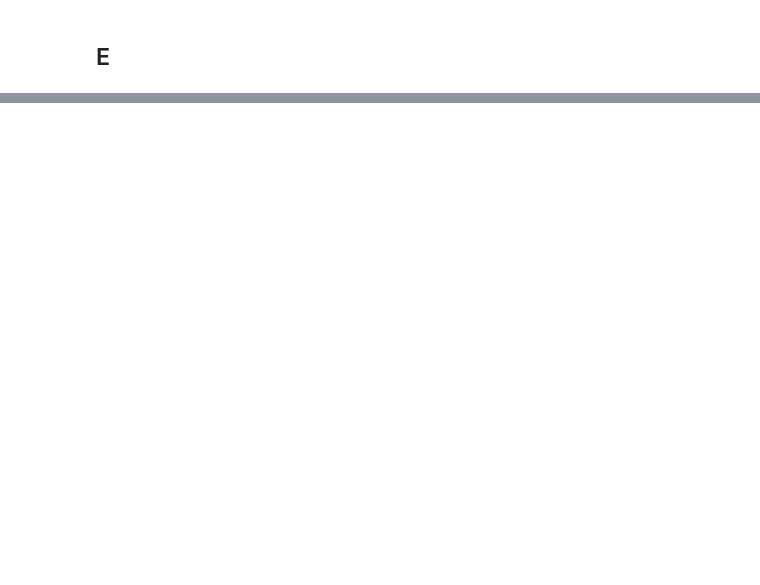
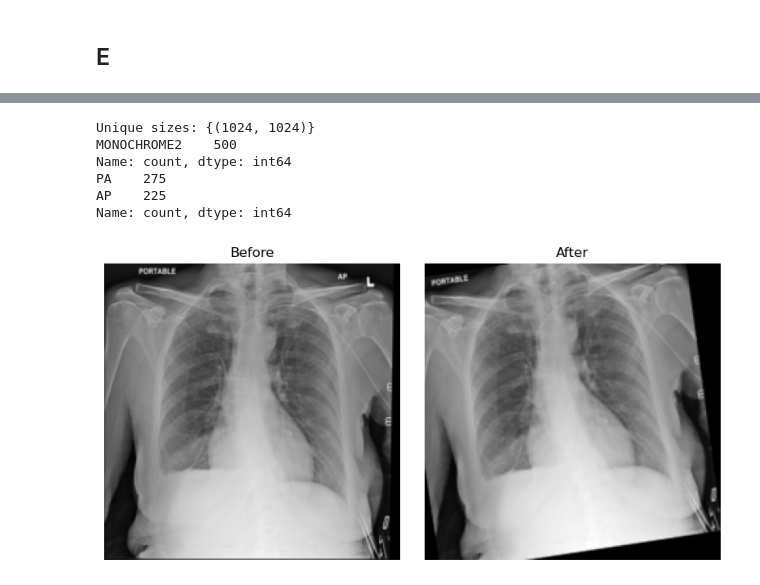
Before and after one commit to Adam-Badr/Pneumonia-Classification, a Jupyter notebook: main.ipynb, the cells around one changed output, grey strips where cells are left out. Cells and saved outputs as stored; diff of their text form; code cells hidden in the pictures; blank space fills up the shorter version.

Commit message:
push before I break something

```diff
--- a/main.ipynb
+++ b/main.ipynb
@@ -546,0 +757,37 @@ Epoch 10: val_accuracy=0.8161
+# %%
+sample_paths = train_df["image_path"].sample(500, random_state=0)
+
+sizes, photometric, views = [], [], []
+for path in sample_paths:
+    data = pydicom.dcmread(path, stop_before_pixels=True)
+    sizes.append((data.Rows, data.Columns))
+    photometric.append(data.PhotometricInterpretation)
+    views.append(data.get("ViewPosition", "UNK"))
+
+print("Unique sizes:", set(sizes))
+print(pd.Series(photometric).value_counts())
+print(pd.Series(views).value_counts())
+# %% [output]
+Unique sizes: {(1024, 1024)}
+MONOCHROME2    500
+Name: count, dtype: int64
+PA    275
+AP    225
+Name: count, dtype: int64
+# %%
+display_augment = v2.Compose([
+    v2.RandomAffine(degrees=10, translate=(0.03, 0.03), interpolation=InterpolationMode.BILINEAR),
+    v2.ColorJitter(brightness=0.1, contrast=0.1),
+])
+
+row = train_df.sample(1, random_state=2).iloc[0]
+before_img = load_image(row["image_path"])
+after_img = display_augment(before_img)
+
+fig, axes = plt.subplots(1, 2, figsize=(8, 4))
+axes[0].imshow(before_img.squeeze().numpy(), cmap="gray"); axes[0].set_title("Before"); axes[0].axis("off")
+axes[1].imshow(after_img.squeeze().numpy(), cmap="gray"); axes[1].set_title("After"); axes[1].axis("off")
+plt.tight_layout()
+plt.show()
+# %% [output]
+[figure, added]
```
Also changed, not shown: parts of 14 cells of this notebook, 1 other file.
